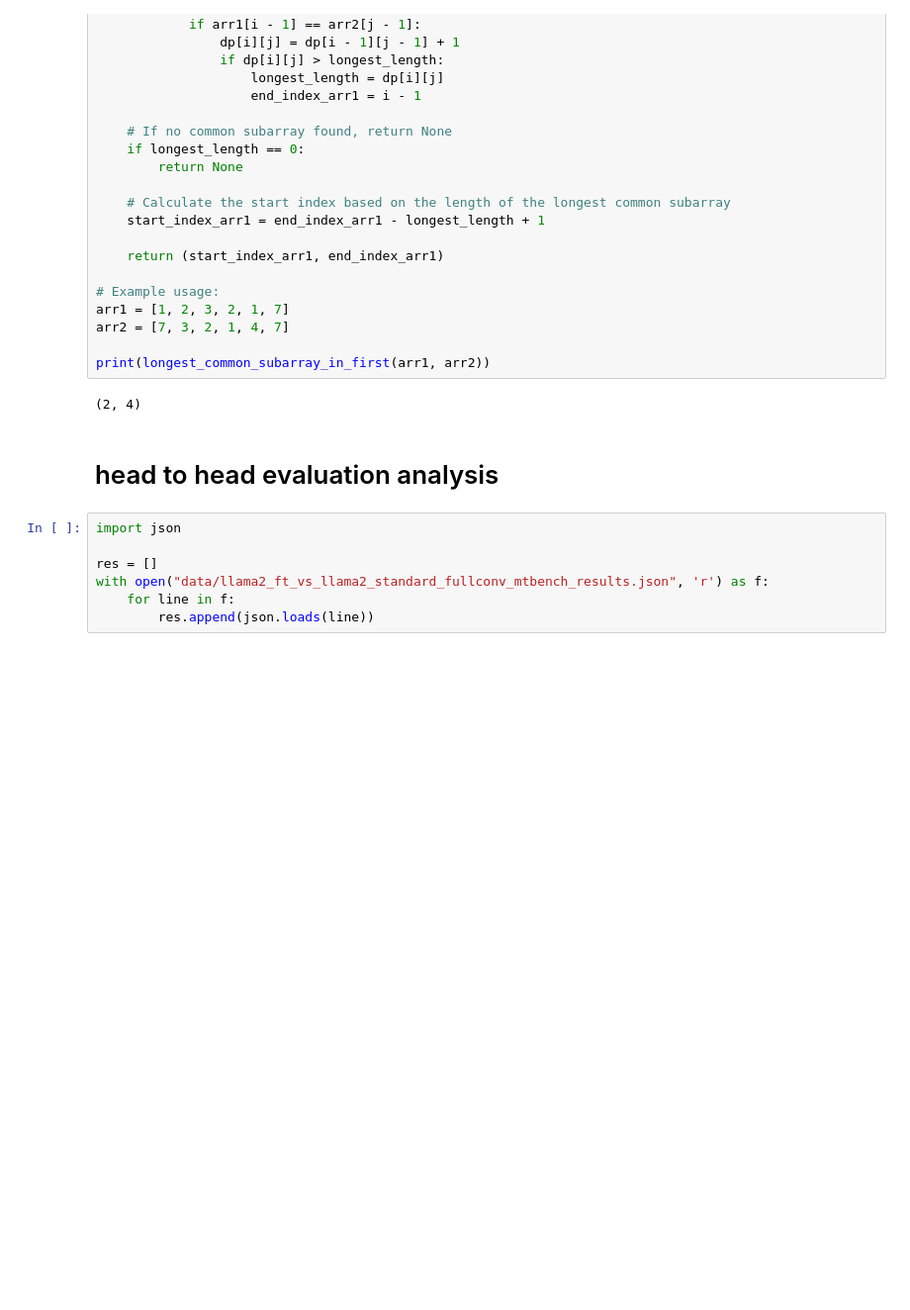
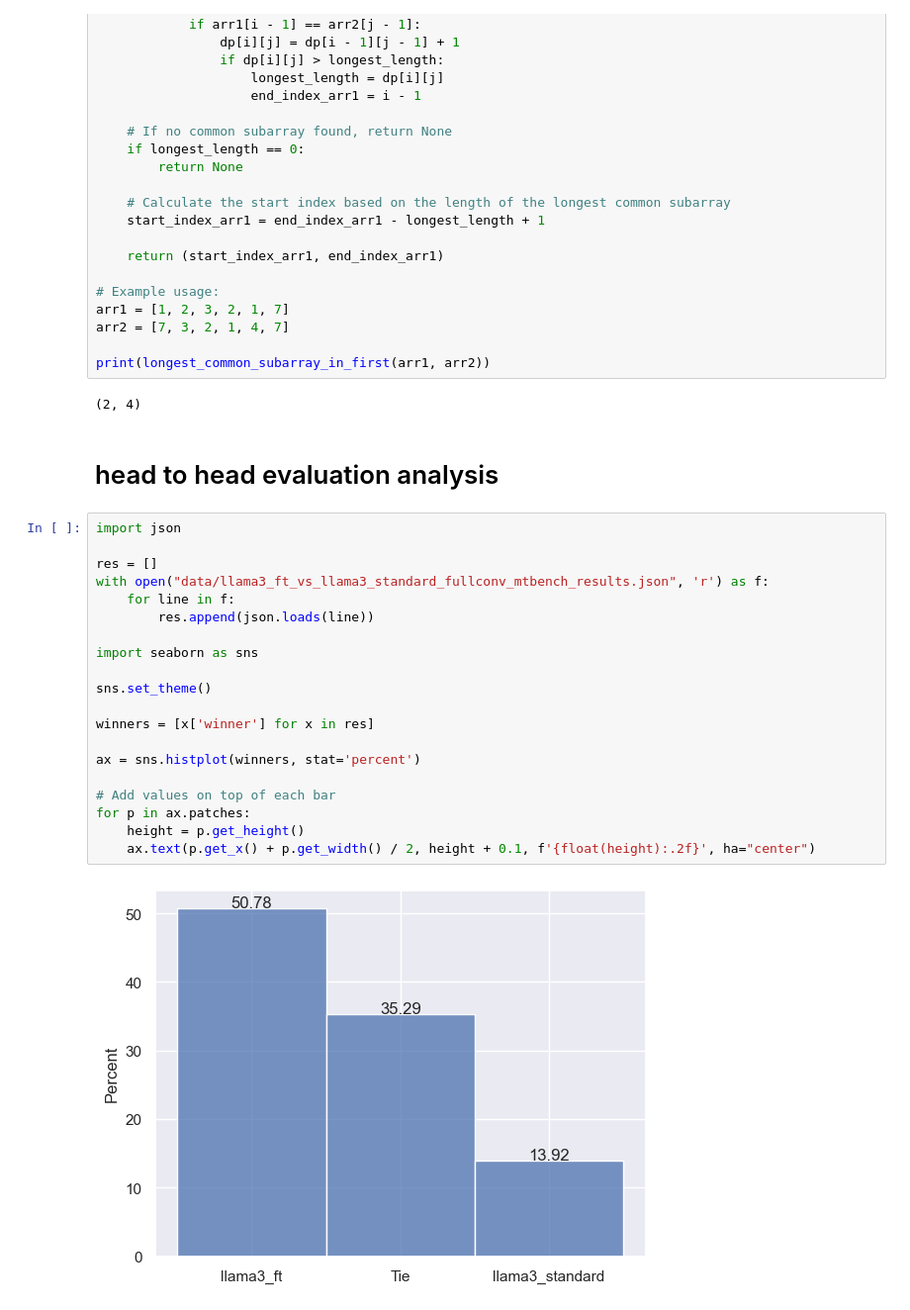
Before and after one commit to navidmdn/ESConv-SRA, a Jupyter notebook: training/evaluation.ipynb, the cells around one changed output. Shown at 99% size. Saved outputs shown, nothing was run; the diff lists cells and outputs as text; blank space fills up the shorter version.

```diff
--- a/training/evaluation.ipynb
+++ b/training/evaluation.ipynb
@@ -378,8 +374,23 @@ print(longest_common_subarray_in_first(arr1, arr2))
 # %%
 import json
 
 res = []
-with open("data/llama2_ft_vs_llama2_standard_fullconv_mtbench_results.json", 'r') as f:
+with open("data/llama3_ft_vs_llama3_standard_fullconv_mtbench_results.json", 'r') as f:
     for line in f:
         res.append(json.loads(line))
+
+import seaborn as sns
+
+sns.set_theme()
+
+winners = [x['winner'] for x in res]
+
+ax = sns.histplot(winners, stat='percent')
+
+# Add values on top of each bar
+for p in ax.patches:
+    height = p.get_height()
+    ax.text(p.get_x() + p.get_width() / 2, height + 0.1, f'{float(height):.2f}', ha="center")
+# %% [output]
+[figure, added]
 # %%
```
Also changed, not shown: parts of 7 cells of this notebook, 6 other files.
